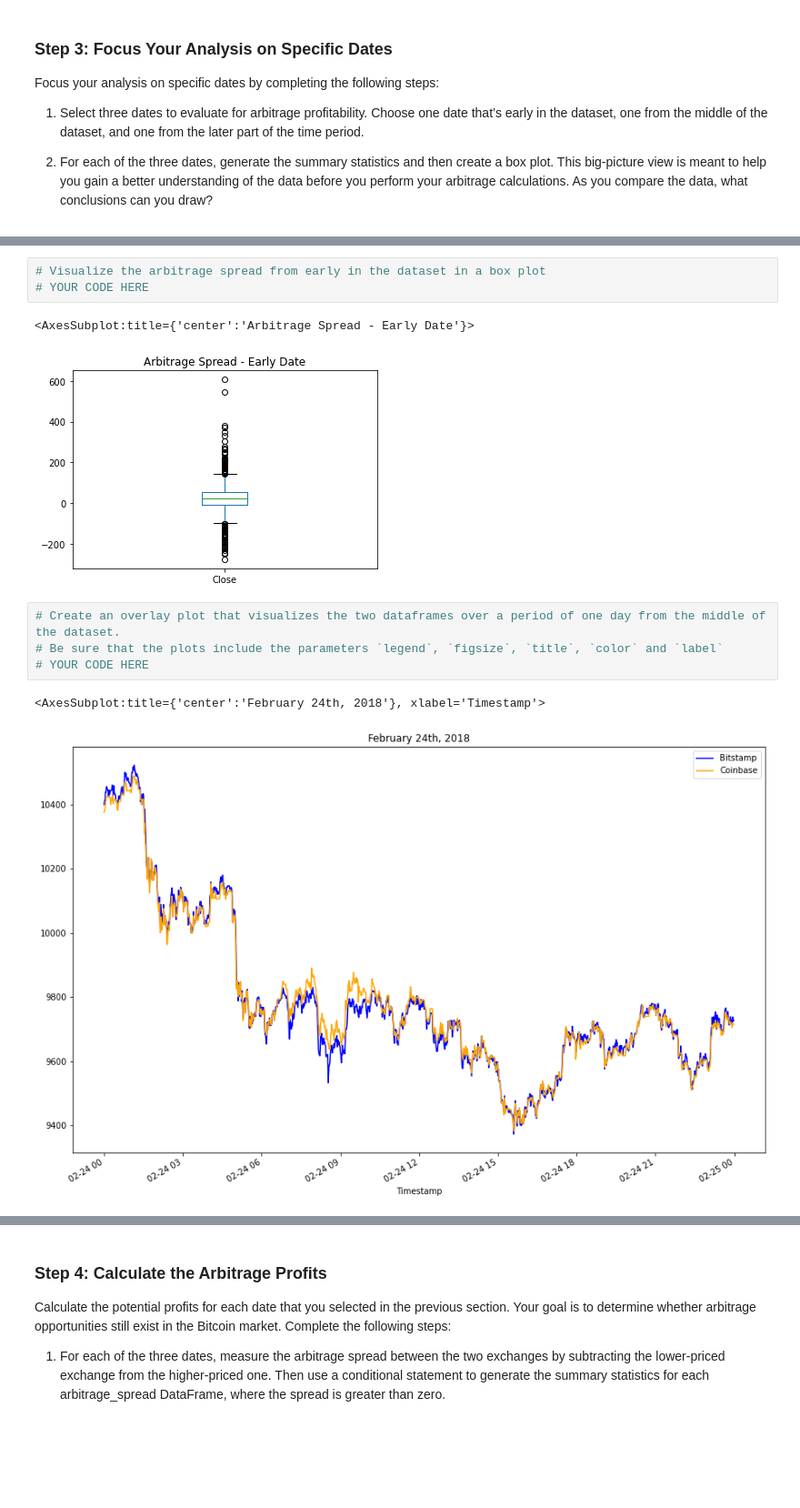
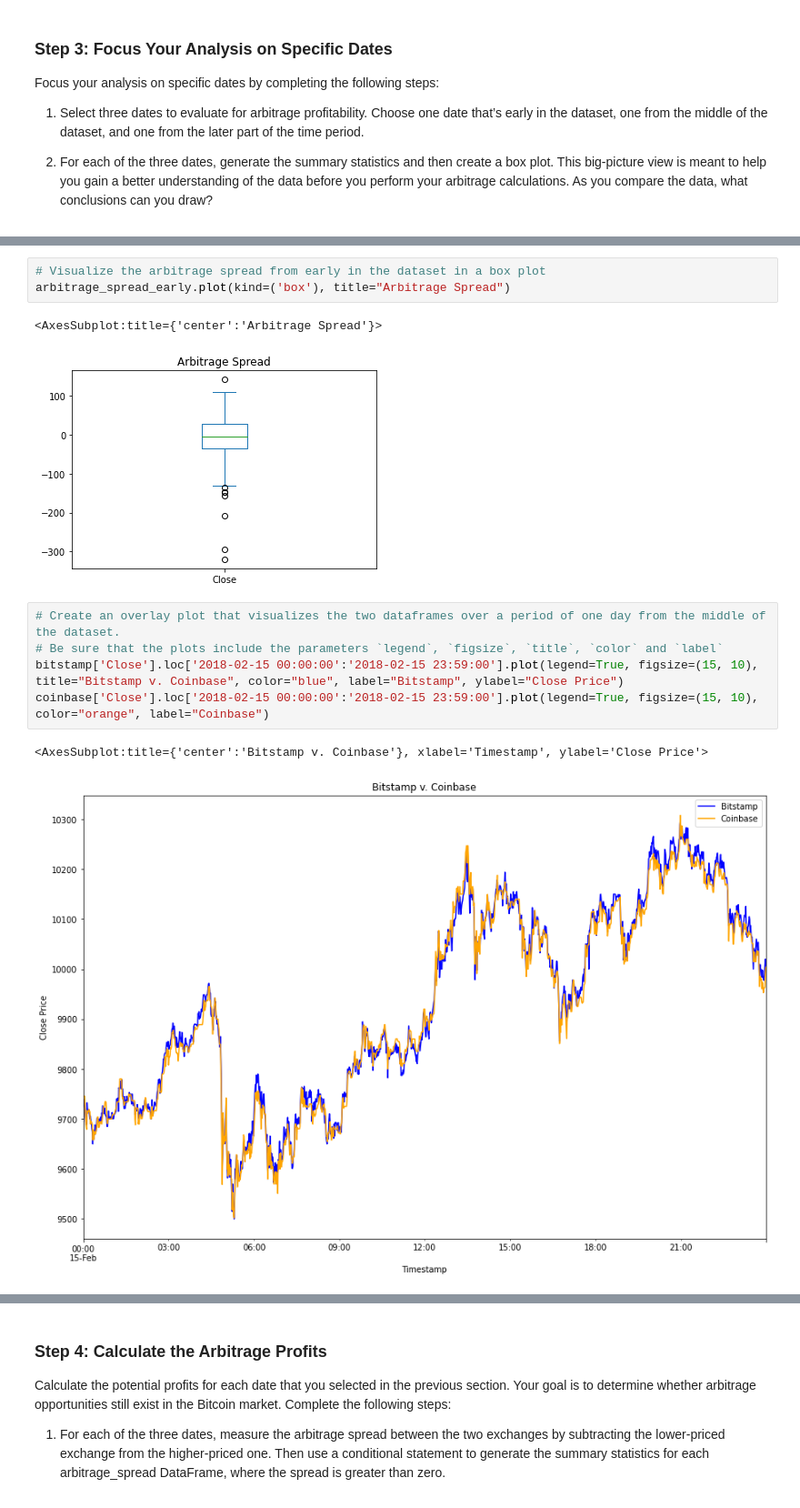
Before and after one commit to mimisull/Challenge-3, a Jupyter notebook: crypto_arbitrage.ipynb, the cells around one changed output, grey strips where cells are left out. Shown at 91% size. Drawn from its saved outputs; the diff is of its cells as text; blank space fills up the shorter version.

Commit message:
Add files via upload
Arbitrage calculations

```diff
--- a/crypto_arbitrage.ipynb
+++ b/crypto_arbitrage.ipynb
@@ -316,17 +319,18 @@ max       606.800000
 Name: Close, dtype: float64
 # %%
 # Visualize the arbitrage spread from early in the dataset in a box plot
-# YOUR CODE HERE
+arbitrage_spread_early.plot(kind=('box'), title="Arbitrage Spread")
 # %% [output]
-<AxesSubplot:title={'center':'Arbitrage Spread - Early Date'}>
+<AxesSubplot:title={'center':'Arbitrage Spread'}>
-[figure, old version]
+[figure, new version]
 # %%
 # Create an overlay plot that visualizes the two dataframes over a period of one day from the middle of the dataset.
 # Be sure that the plots include the parameters `legend`, `figsize`, `title`, `color` and `label`
-# YOUR CODE HERE
+bitstamp['Close'].loc['2018-02-15 00:00:00':'2018-02-15 23:59:00'].plot(legend=True, figsize=(15, 10), title="Bitstamp v. Coinbase", color="blue", label="Bitstamp", ylabel="Close Price")
+coinbase['Close'].loc['2018-02-15 00:00:00':'2018-02-15 23:59:00'].plot(legend=True, figsize=(15, 10), color="orange", label="Coinbase")
 # %% [output]
-<AxesSubplot:title={'center':'February 24th, 2018'}, xlabel='Timestamp'>
+<AxesSubplot:title={'center':'Bitstamp v. Coinbase'}, xlabel='Timestamp', ylabel='Close Price'>
-[figure, old version]
+[figure, new version]
 # %%
 # Using the date in the middle that you have selected, calculate the arbitrage spread
 # by subtracting the bitstamp lower closing prices from the coinbase higher closing prices
```
Also changed, not shown: parts of 17 cells of this notebook.
